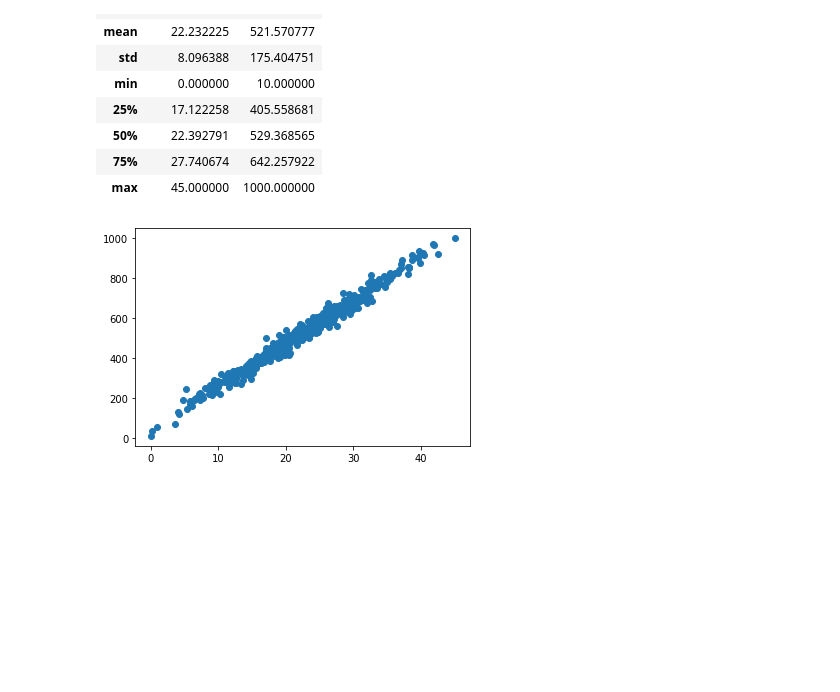
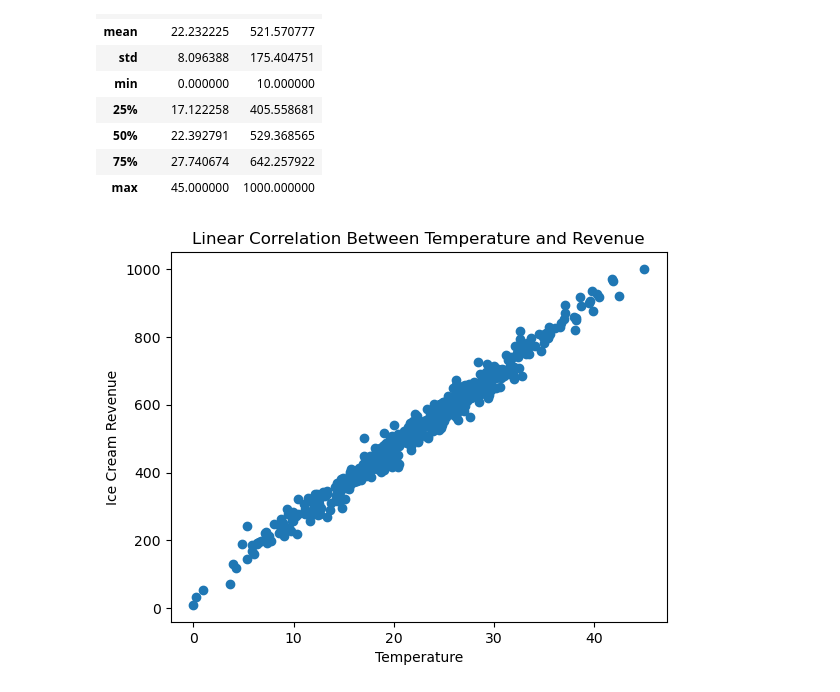
Before and after one commit to guilhermedom/perceptron-regression-ice-cream-per-temp, a Jupyter notebook: notebooks/1.0-gdfs-perceptron-regression-ice-cream-per-temp.ipynb, the cells around one changed output. Saved outputs shown, nothing was run; the diff lists cells and outputs as text; code cells hidden in the pictures; blank space fills up the shorter version.

Commit message:
feat: add titles in linear correlation plot

```diff
--- a/notebooks/1.0-gdfs-perceptron-regression-ice-cream-per-temp.ipynb
+++ b/notebooks/1.0-gdfs-perceptron-regression-ice-cream-per-temp.ipynb
@@ -5,7 +5,7 @@ import tensorflow as tf
 from matplotlib import pyplot as plt
 from sklearn.linear_model import LinearRegression
 # %%
-icecream_df = pd.read_csv('/content/icecream_sales.csv')
+icecream_df = pd.read_csv('../data/raw/icecream_sales.csv')
 
 icecream_df.head(10)
 # %% [output]
@@ -45,10 +45,13 @@ icecream_df.describe()
 | 75% | 27.740674 | 642.257922 |
 | max | 45.000000 | 1000.000000 |
 # %%
+plt.title("Linear Correlation Between Temperature and Revenue")
 plt.scatter(icecream_df['Temperature'], icecream_df['Revenue'])
+plt.xlabel("Temperature")
+plt.ylabel("Ice Cream Revenue")
 plt.show()
 # %% [output]
-[figure, old version]
+[figure, new version]
 # %%
 perceptron_regressor = tf.keras.models.Sequential()
 perceptron_regressor.add(tf.keras.layers.Dense(units=1, input_shape=[1]))
```
Also changed, not shown: parts of 6 cells of this notebook.
